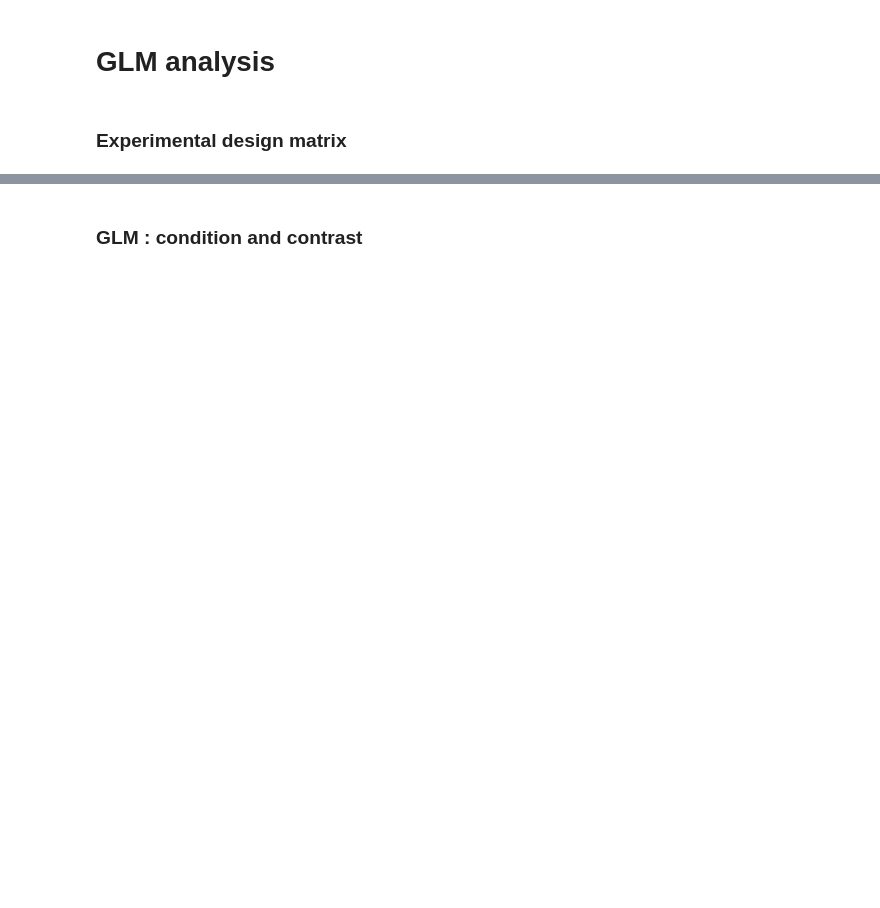
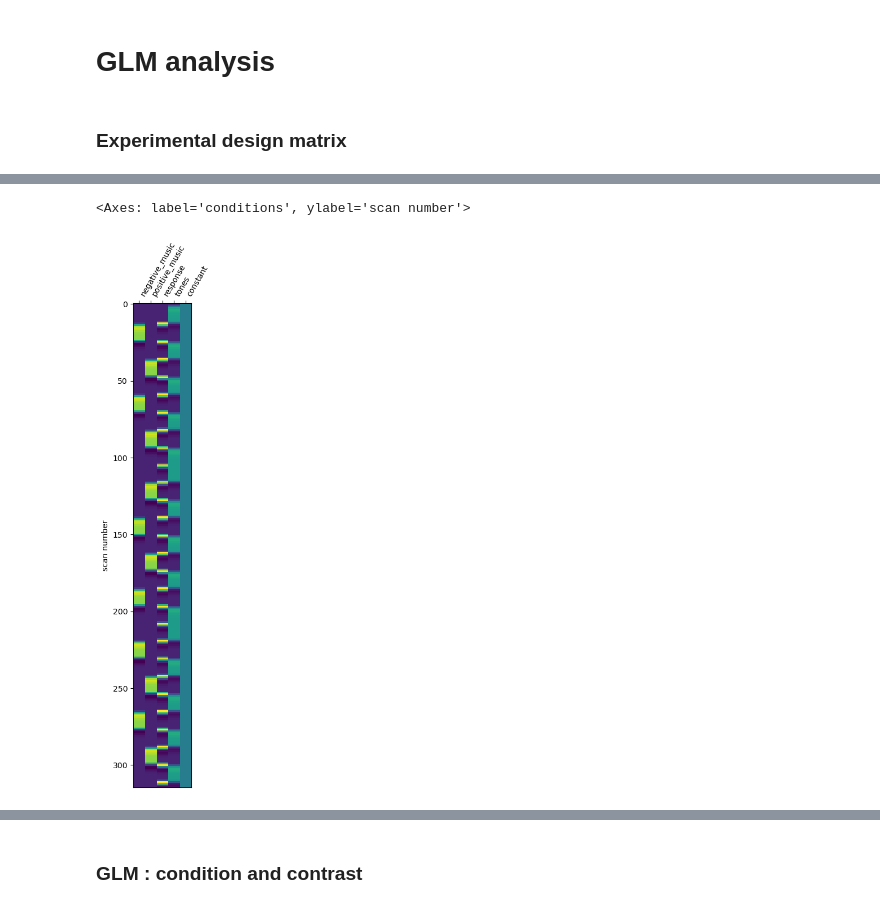
Before and after one commit to ThibthibML/NSSP, a Jupyter notebook: part1.ipynb, the cells around one changed output, grey strips where cells are left out. Drawn from its saved outputs; the diff is of its cells as text; code cells hidden in the pictures; blank space fills up the shorter version.

```diff
--- a/part1.ipynb
+++ b/part1.ipynb
@@ -93,3 +93,3 @@ fsleyesDisplay.show()
 # %%
 #We define the parameters RERUN to rerun all the transform, if false it will use the saved files.
-RERUN = True
+RERUN = False
@@ -671,4 +679,8 @@ dpath = op.join(preproc_root, subject, 'func', 'sub-{}_all_task_bold_moco_smooth
 #dpath  = '/data/dataset/ds000171/sub-control01/func/sub-control01_task-music_run-2_bold.nii.gz'
 fmri_glm = fmri_glm.fit(dpath, events)
 # %%
-plot_design_matrix(fmri_glm.design_matrices_[0])
+design_mat = fmri_glm.design_matrices_[0]
+plot_design_matrix(design_mat)
+# %% [output]
+<Axes: label='conditions', ylabel='scan number'>
+[figure, added]
```
Also changed, not shown: parts of 39 cells of this notebook.
